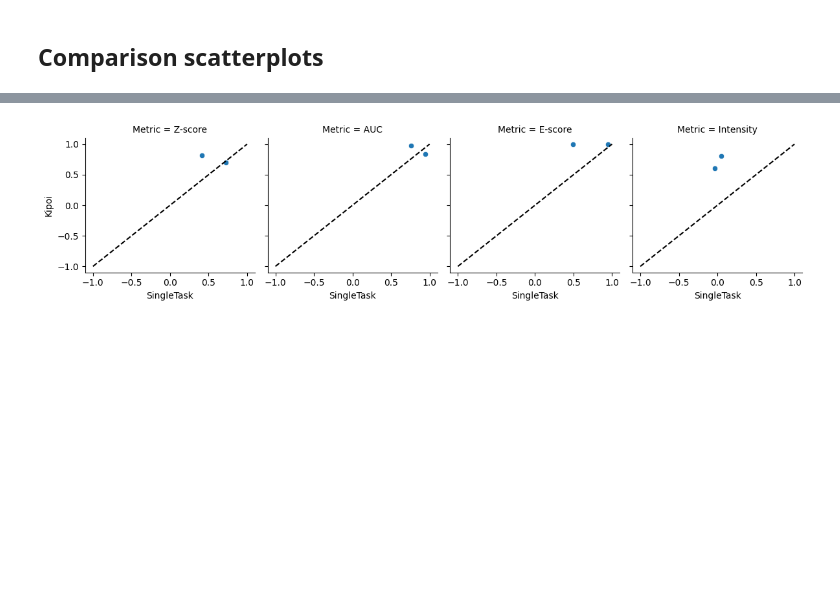
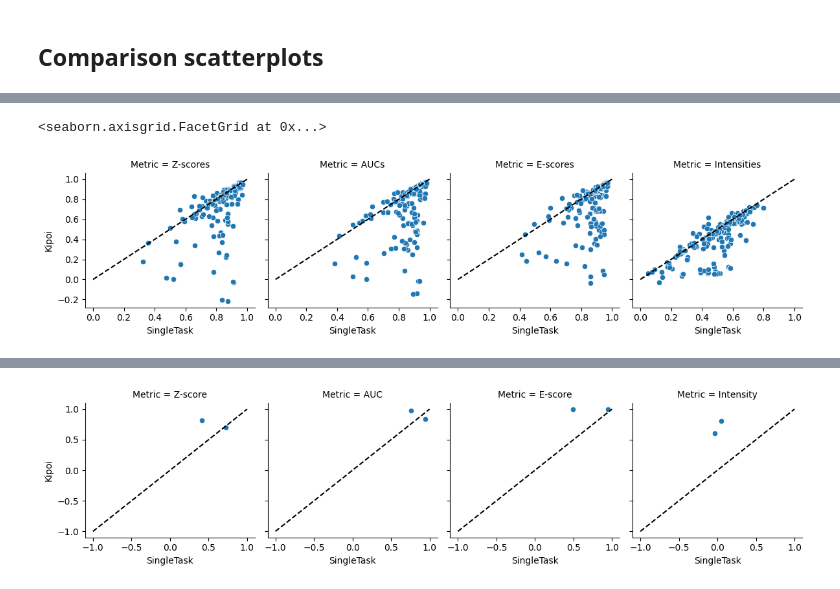
Before and after one commit to ML4GLand/EUGENe_paper, a Jupyter notebook: notebooks/ray13/ray13_benchmarking.ipynb, the cells around one changed output, grey strips where cells are left out. Cells and saved outputs as stored; diff of their text form; code cells hidden in the pictures; blank space fills up the shorter version.

```diff
--- a/notebooks/ray13/ray13_benchmarking.ipynb
+++ b/notebooks/ray13/ray13_benchmarking.ipynb
@@ -218,0 +218,9 @@ spearman_models = spearman_long.pivot(index=["RBP", "Metric"], columns="Model",
+# %%
+# Plot the evaluation metrics comparisons for single task vs SetA Pearson correlation
+g = sns.FacetGrid(full_performance_df, col="Metric", col_order=["Z-scores", "AUCs", "E-scores", "Intensities"])
+g.map(sns.scatterplot, "SingleTask", "Kipoi")
+g.map(const_line)
+#plt.savefig(os.path.join(figure_dir, "model_pearson_scatterplot_comparisons_ST_setA_.pdf"))
+# %% [output]
+<seaborn.axisgrid.FacetGrid at 0x...>
+[figure, added]
```
Also changed, not shown: parts of 41 cells of this notebook, 48 other files.
